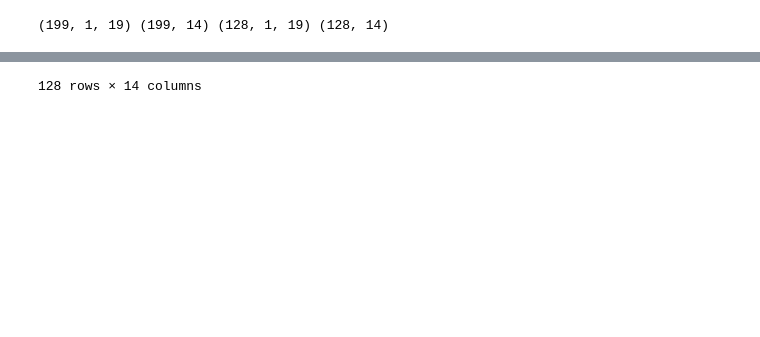
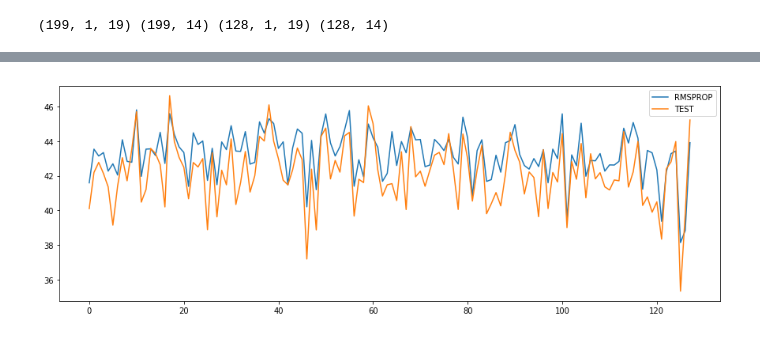
Before and after one commit to ndujar/friendly-computing-machine, a Jupyter notebook: Deep learning predictor.ipynb, the cells around one changed output, grey strips where cells are left out. Drawn from its saved outputs; the diff is of its cells as text; code cells hidden in the pictures; blank space fills up the shorter version.

```diff
--- a/Deep learning predictor.ipynb
+++ b/Deep learning predictor.ipynb
@@ -161,10 +193,13 @@ pyplot.show()
 # %%
-# design network
+# The design of the network stacks an LSTM (RNN) layer on top of a dropout and a fully connected layers.
+# The addition of dropoutlayers in known to help with overfitting problems likethe ones encountered
+# during hyperparameter tuning
 rmsprop_model = Sequential()
 rmsprop_model.add(LSTM(2, input_shape=(in_training_values.shape[1], in_training_values.shape[2])))
+rmsprop_model.add(Dropout(0.2))
 rmsprop_model.add(Dense(14))
 
-rmsprop_model.compile(loss='mean_squared_error', optimizer='rmsprop')
+rmsprop_model.compile(loss='mean_squared_logarithmic_error', optimizer='rmsprop')
 # fit network
 history = rmsprop_model.fit(in_training_values, out_training_values, epochs=1000, batch_size=int(len(in_training_values)*0.5), validation_data=(in_test_values, out_test_values), verbose=0, shuffle=False)
 # plot history
@@ -237,10 +246,13 @@ display(inv_yhat)
 # %%
 # make a prediction
-yhat = rmsprop_model.predict(in_test_values)
+rmsprop_yhat = rmsprop_model.predict(in_test_values)
 
 #invert the normalization to bring it back to its original units
-inv_yhat = scaler.inverse_transform(yhat)
-inv_yhat = DataFrame(inv_yhat, columns=out_training_df.columns)
+rmsprop_inv_yhat = scaler.inverse_transform(rmsprop_yhat)
+rmsprop_inv_yhat = DataFrame(rmsprop_inv_yhat, columns=out_training_df.columns)
 
-display(inv_yhat)
+pyplot.plot(rmsprop_inv_yhat['out10'], label='RMSPROP')
+pyplot.plot(out_test_df['out10'], label='TEST')
+pyplot.legend()
+pyplot.show()
 # %% [output]
@@ -264 +259 @@ display(inv_yhat)
-128 rows × 14 columns
+[figure, added]
```
Also changed, not shown: parts of 29 cells of this notebook.
